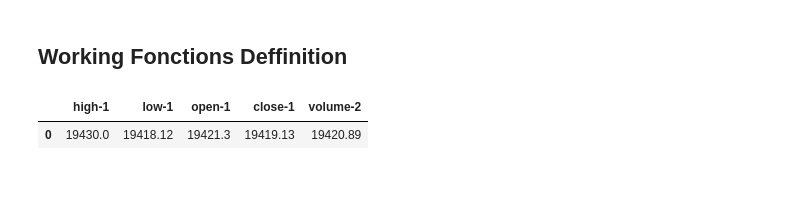
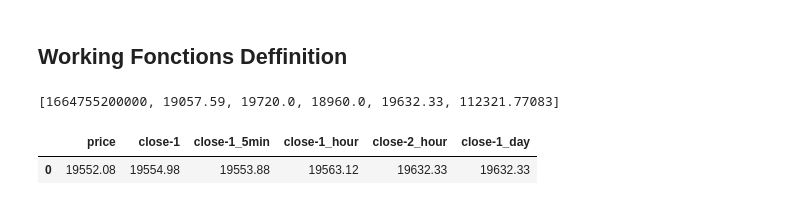
Before and after one commit to AyoubJadouli/Crypto_backtest_tools, a Jupyter notebook: ++UsingAIModel.ipynb, the cells around one changed output. Cells and saved outputs as stored; diff of their text form; code cells hidden in the pictures.

```diff
--- a/++UsingAIModel.ipynb
+++ b/++UsingAIModel.ipynb
@@ -391,7 +388,11 @@ exchange=Exchange
 # %% [markdown]
 ## Working Fonctions Deffinition
 # %%
-# ex.fetch_ohlcv("BTC/BUSD", '1d', limit=2)
+window_i=1
+
+ex.fetch_ohlcv("BTC/BUSD", '1d', limit=6)[-window_i-1-1]
+# %% [output]
+[1664755200000, 19057.59, 19720.0, 18960.0, 19632.33, 112321.77083]
 # %%
 
 def instant_pair_data(pair="GMT/BUSD",exchange=ccxt.binance(),window=WINDOW_SIZE):
@@ -676,6 +677,7 @@ pdata0= instant_pair_data(pair="BTC/BUSD",exchange=ex,window=WINDOW_SIZE)
 ## minimum 1.4 seconds
-# %%
-pdata0[["high-1","low-1","open-1","close-1","volume-2"]]
-# %% [output]
-|  | high-1 | low-1 | open-1 | close-1 | volume-2 |
-| 0 | 19430.0 | 19418.12 | 19421.3 | 19419.13 | 19420.89 |
+# %%
+pdata0=instant_pair_data(pair="BTC/BUSD",exchange=ex,window=WINDOW_SIZE)
+pdata0[["price","close-1","close-1_5min","close-1_hour","close-2_hour","close-1_day"]]
+# %% [output]
+|  | price | close-1 | close-1_5min | close-1_hour | close-2_hour | close-1_day |
+| 0 | 19552.08 | 19554.98 | 19553.88 | 19563.12 | 19632.33 | 19632.33 |
```
Also changed, not shown: parts of 28 cells of this notebook, 1 other file.
